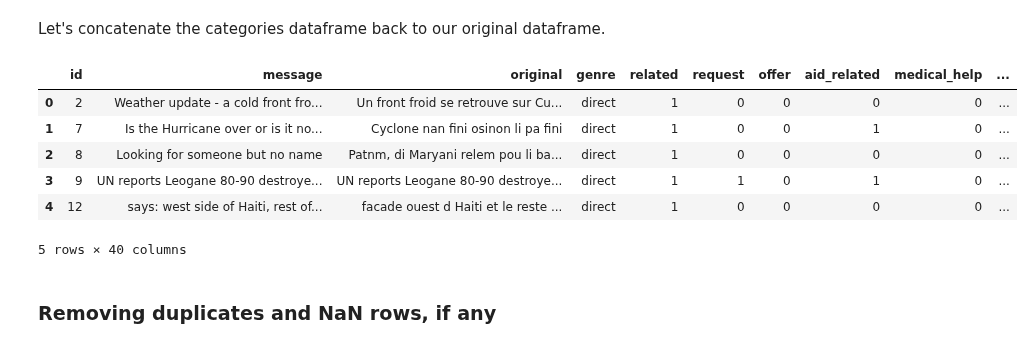
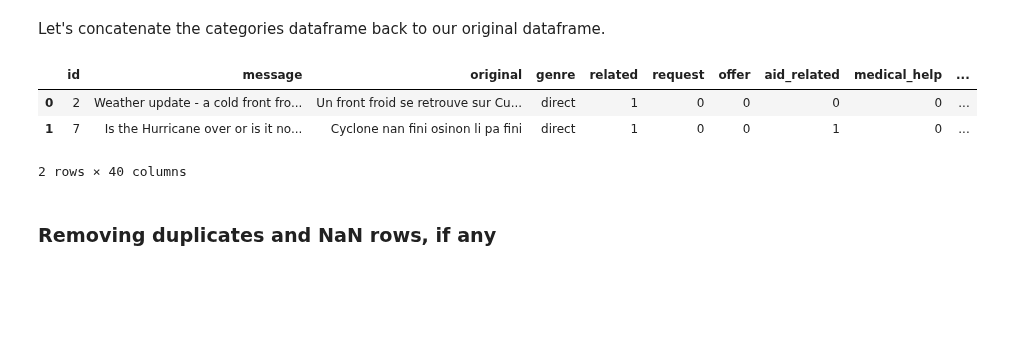
Before and after one commit to alex-coch/alex-coch.github.io, a Jupyter notebook: message/notebook/walkthrough.ipynb, the cells around one changed output. Cells and saved outputs as stored; diff of their text form; code cells hidden in the pictures; blank space fills up the shorter version.

```diff
--- a/message/notebook/walkthrough.ipynb
+++ b/message/notebook/walkthrough.ipynb
@@ -19,8 +19,8 @@ Data is available to us in two different files: `disaster_messages.csv` and `dis
 
 Let's load these two datasets and take a look at their first few rows.
 # %%
-categories = pd.read_csv('../data/disaster_categories.csv')
-messages = pd.read_csv('../data/disaster_messages.csv')
+categories = pd.read_csv('https://raw.githubusercontent.com/alex-coch/alex-coch.github.io/main/message/data/disaster_categories.csv')
+messages = pd.read_csv('https://raw.githubusercontent.com/alex-coch/alex-coch.github.io/main/message/data/disaster_messages.csv')
 # %%
 messages.head()
 # %% [output]
@@ -133,15 +137,12 @@ df.drop('categories',axis=1,inplace=True)
 # concatenate the original dataframe with the new `categories` dataframe
 df = pd.concat([df,categories], axis=1)
 # %%
-df.head()
+df.head(2)
 # %% [output]
 |  | id | message | original | genre | related | request | offer | aid_related | medical_help | ... |
 | 0 | 2 | Weather update - a cold front fro... | Un front froid se retrouve sur Cu... | direct | 1 | 0 | 0 | 0 | 0 | ... |
 | 1 | 7 | Is the Hurricane over or is it no... | Cyclone nan fini osinon li pa fini | direct | 1 | 0 | 0 | 1 | 0 | ... |
-| 2 | 8 | Looking for someone but no name | Patnm, di Maryani relem pou li ba... | direct | 1 | 0 | 0 | 0 | 0 | ... |
-| 3 | 9 | UN reports Leogane 80-90 destroye... | UN reports Leogane 80-90 destroye... | direct | 1 | 1 | 0 | 1 | 0 | ... |
-| 4 | 12 | says: west side of Haiti, rest of... | facade ouest d Haiti et le reste ... | direct | 1 | 0 | 0 | 0 | 0 | ... |
-5 rows × 40 columns
+2 rows × 40 columns
 # %% [markdown]
 ### Removing duplicates and NaN rows, if any
 # %%
```
Also changed, not shown: parts of 12 cells of this notebook.
